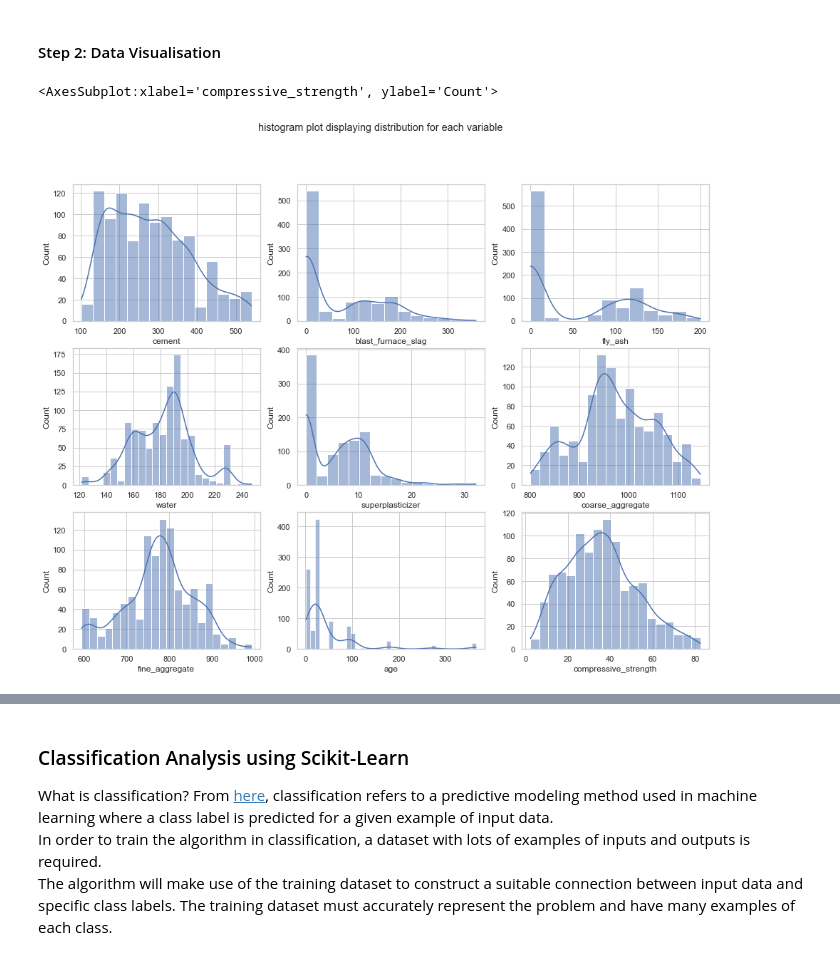
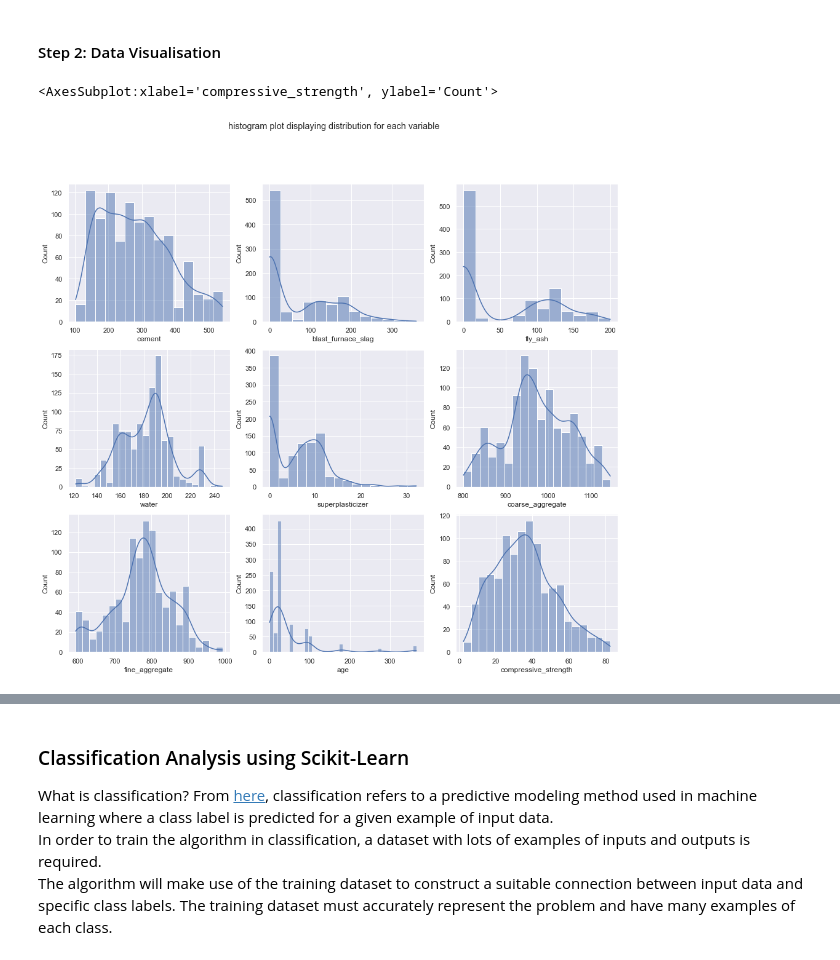
Before and after one commit to killfoley/ML-and-Stats, a Jupyter notebook: scikit-learn.ipynb, the cells around one changed output, grey strips where cells are left out. Cells and saved outputs as stored; diff of their text form; code cells hidden in the pictures.

```diff
--- a/scikit-learn.ipynb
+++ b/scikit-learn.ipynb
@@ -21,6 +21,8 @@ import seaborn as sns
 # %%
 # set plotting parameters
 plt.rcParams["figure.figsize"] = (12,8)
+# set seaborn theme
+sns.set()
 # %%
 # next import the dataset from local directory.
 # note: dataset downloaded from UCI machine learning repository @ https://archive.ics.uci.edu/ml/datasets/Concrete+Compressive+Strength
@@ -116,21 +118,21 @@ compressive_strength    0
 dtype: int64
 # %% [markdown]
 #### Step 2: Data Visualisation
-# %%
-# create a matplot lib grid
-fig, axes = plt.subplots(3, 3, figsize=(16,12))
-fig.suptitle('histogram plot displaying distribution for each variable')
-
-['cement','blast_furnace_slag','fly_ash','water','superplasticizer','coarse_aggregate','fine_aggregate','age','compressive_strength']
-sns.histplot(data=df_concrete,x='cement',kde=True,ax=axes[0,0])
-sns.histplot(data=df_concrete,x='blast_furnace_slag',kde=True,ax=axes[0,1])
-sns.histplot(data=df_concrete,x='fly_ash',kde=True,ax=axes[0,2])
-sns.histplot(data=df_concrete,x='water',kde=True,ax=axes[1,0])
-sns.histplot(data=df_concrete,x='superplasticizer',kde=True,ax=axes[1,1])
-sns.histplot(data=df_concrete,x='coarse_aggregate',kde=True,ax=axes[1,2])
-sns.histplot(data=df_concrete,x='fine_aggregate',kde=True,ax=axes[2,0])
-sns.histplot(data=df_concrete,x='age',kde=True,ax=axes[2,1])
-sns.histplot(data=df_concrete,x='compressive_strength',kde=True,ax=axes[2,2])
-# %% [output]
-<AxesSubplot:xlabel='compressive_strength', ylabel='Count'>
-[figure, removed]
+# %%
+# create a matplot lib 3 x 3 grid
+fig, axes = plt.subplots(3, 3, figsize=(16,14))
+fig.suptitle('histogram plot displaying distribution for each variable')
+
+# Plot each column to one of the sections of the grid
+sns.histplot(data=df_concrete,x='cement',kde=True,ax=axes[0,0])
+sns.histplot(data=df_concrete,x='blast_furnace_slag',kde=True,ax=axes[0,1])
+sns.histplot(data=df_concrete,x='fly_ash',kde=True,ax=axes[0,2])
+sns.histplot(data=df_concrete,x='water',kde=True,ax=axes[1,0])
+sns.histplot(data=df_concrete,x='superplasticizer',kde=True,ax=axes[1,1])
+sns.histplot(data=df_concrete,x='coarse_aggregate',kde=True,ax=axes[1,2])
+sns.histplot(data=df_concrete,x='fine_aggregate',kde=True,ax=axes[2,0])
+sns.histplot(data=df_concrete,x='age',kde=True,ax=axes[2,1])
+sns.histplot(data=df_concrete,x='compressive_strength',kde=True,ax=axes[2,2])
+# %% [output]
+<AxesSubplot:xlabel='compressive_strength', ylabel='Count'>
+[figure, added]
```
Also changed, not shown: parts of 41 cells of this notebook.
